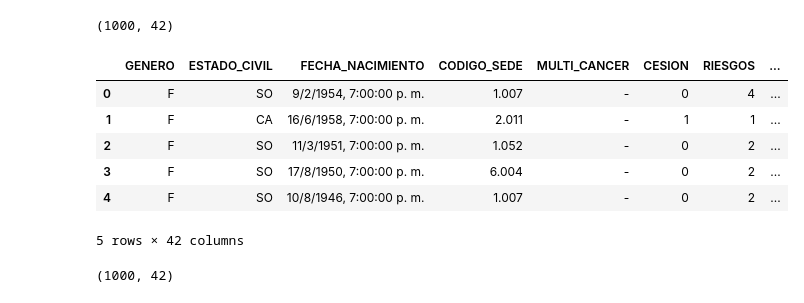
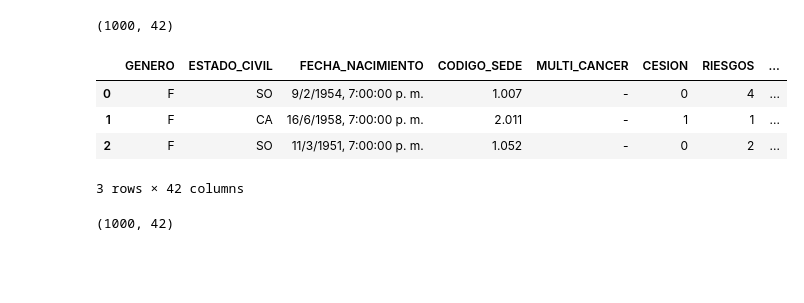
Before and after one commit to carlosjara/MCD_FAII, a Jupyter notebook: FAII/Talleres/Taller_Practico/Taller_I.ipynb, the cells around one changed output. Drawn from its saved outputs; the diff is of its cells as text; code cells hidden in the pictures; blank space fills up the shorter version.

```diff
--- a/FAII/Talleres/Taller_Practico/Taller_I.ipynb
+++ b/FAII/Talleres/Taller_Practico/Taller_I.ipynb
@@ -18,18 +18,16 @@ from sklearn.linear_model import LinearRegression
 # %%
 url = 'https://github.com/carlosjara/MCD_FAII/blob/main/FAII/Talleres/Taller_Practico/data/df_train.csv?raw=true'
 #data = pd.read_excel("content/datosEmpleo.xlsx",index_col='mes',parse_dates=True)
 df = pd.read_csv(url, sep=';')
 print(df.shape)
-df.head()
+df.head(3)
 # %% [output]
 (1000, 42)
 |  | GENERO | ESTADO_CIVIL | FECHA_NACIMIENTO | CODIGO_SEDE | MULTI_CANCER | CESION | RIESGOS | ... |
 | 0 | F | SO | 9/2/1954, 7:00:00 p. m. | 1.007 | - | 0 | 4 | ... |
 | 1 | F | CA | 16/6/1958, 7:00:00 p. m. | 2.011 | - | 1 | 1 | ... |
 | 2 | F | SO | 11/3/1951, 7:00:00 p. m. | 1.052 | - | 0 | 2 | ... |
-| 3 | F | SO | 17/8/1950, 7:00:00 p. m. | 6.004 | - | 0 | 2 | ... |
-| 4 | F | SO | 10/8/1946, 7:00:00 p. m. | 1.007 | - | 0 | 2 | ... |
-5 rows × 42 columns
+3 rows × 42 columns
 # %%
 df.shape
 # %% [output]
```
Also changed, not shown: parts of 26 cells of this notebook, 2 other files.
